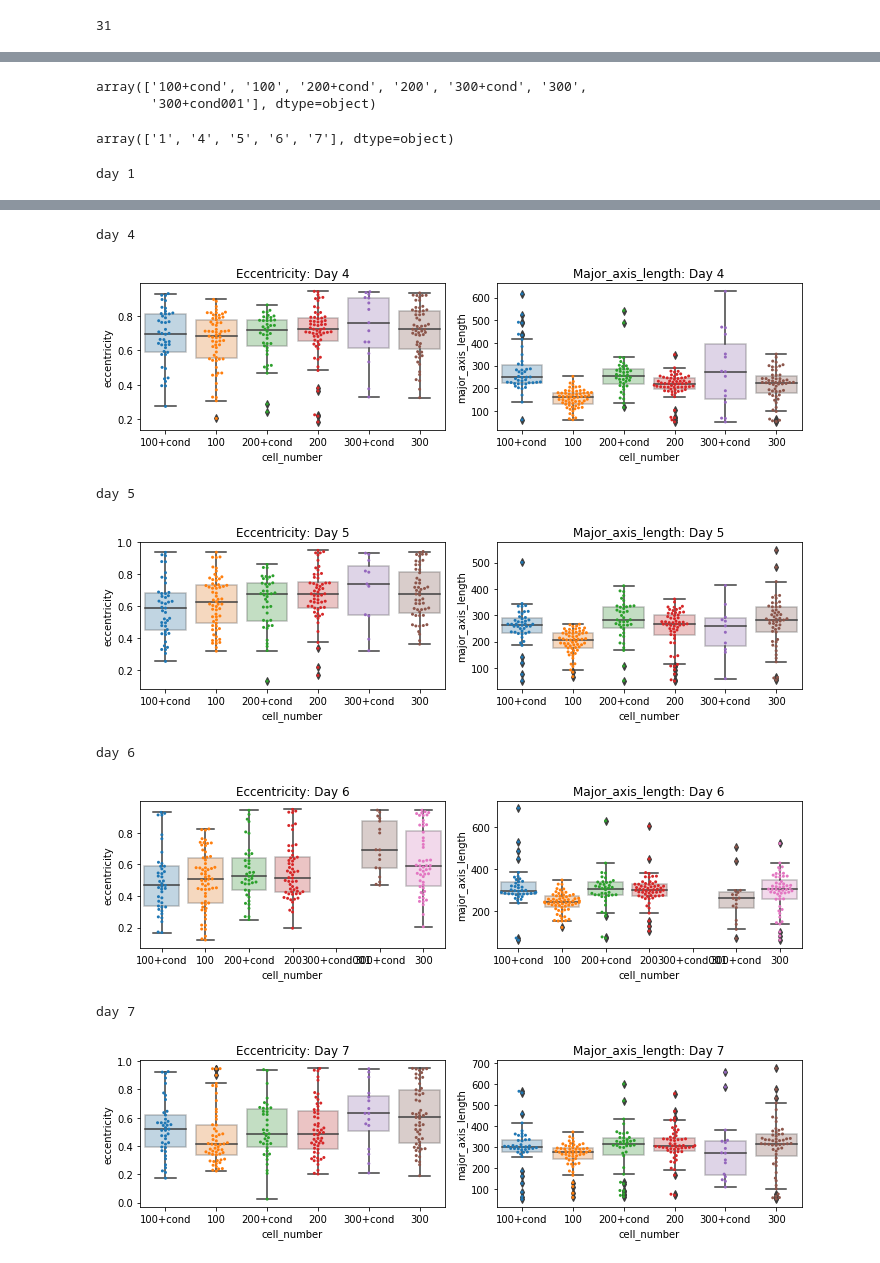
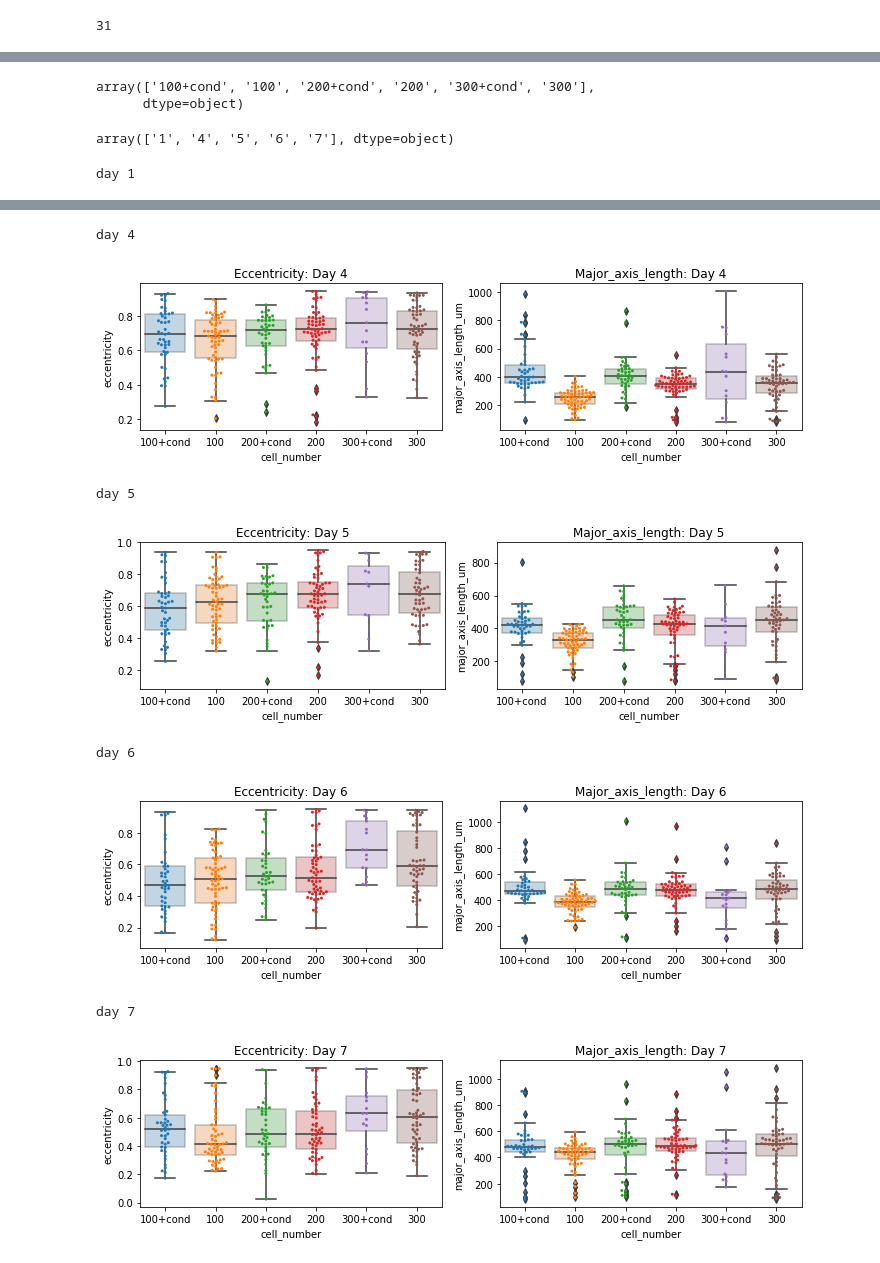
Before and after one commit to aaristov/nd2tools, a Jupyter notebook: organoid_shape_stats.ipynb, the cells around one changed output, grey strips where cells are left out. Saved outputs shown, nothing was run; the diff lists cells and outputs as text; code cells hidden in the pictures.

Commit message:
replace px with um, plot lines

```diff
--- a/organoid_shape_stats.ipynb
+++ b/organoid_shape_stats.ipynb
@@ -5,6 +5,8 @@ import matplotlib.pyplot as plt
 import pandas as pd
 import seaborn as sns
 import os
+# %%
+PX_SIZE_UM = 1.6
 # %%
 # path = '/Volumes/Multicell/Sebastien/mESC_aggregates/SUMO/23_01_2020/D_5/Chip_1_shapes.csv'
 path= '/Volumes/Multicell/Sebastien/mESC_aggregates/SUMO/Cell_number/14022020_SUMO-number/D*/*stats.csv'
@@ -29,3 +31,7 @@ for path, l in zip(paths, labels):
         print(f'bad file {path}')
 # %%
 dfs_all = pd.concat(dfs)
+dfs_all['major_axis_length_um'] = dfs_all.major_axis_length * PX_SIZE_UM
+# %%
+dfs_all = dfs_all[dfs_all.cell_number != '300+cond001']
+dfs_all
@@ -35,8 +57,8 @@ dfs_all.to_csv('/Volumes/Multicell/Sebastien/mESC_aggregates/SUMO/Cell_number/14
 cell_nums = dfs_all.cell_number.unique()
 cell_nums
 # %% [output]
-array(['100+cond', '100', '200+cond', '200', '300+cond', '300',
-       '300+cond001'], dtype=object)
+array(['100+cond', '100', '200+cond', '200', '300+cond', '300'],
+      dtype=object)
 # %%
 days = dfs_all.day.unique()
 days
@@ -51,8 +73,8 @@ for day in days:
     sns.boxplot(data=df, x='cell_number', y='eccentricity', boxprops=dict(alpha=.3), ax=ax[0])
     ax[0].set_title(f'Eccentricity: Day {day}')
 
-    sns.swarmplot(data=df, x='cell_number', y='major_axis_length', ax=ax[1], size=3)
-    sns.boxplot(data=df, x='cell_number', y='major_axis_length', boxprops=dict(alpha=.3), ax=ax[1])
+    sns.swarmplot(data=df, x='cell_number', y='major_axis_length_um', ax=ax[1], size=3)
+    sns.boxplot(data=df, x='cell_number', y='major_axis_length_um', boxprops=dict(alpha=.3), ax=ax[1])
     ax[1].set_title(f'Major_axis_length: Day {day}')
 
     plt.tight_layout()
@@ -63,11 +85,11 @@ day 1
 day 4
-[figure, old version]
+[figure, new version]
 day 5
-[figure, old version]
+[figure, new version]
 day 6
-[figure, old version]
+[figure, new version]
 day 7
-[figure, old version]
+[figure, new version]
 # %%
 for cell_num in cell_nums:
     print(f'cell num {cell_num}')
```
Also changed, not shown: parts of 6 cells of this notebook.
